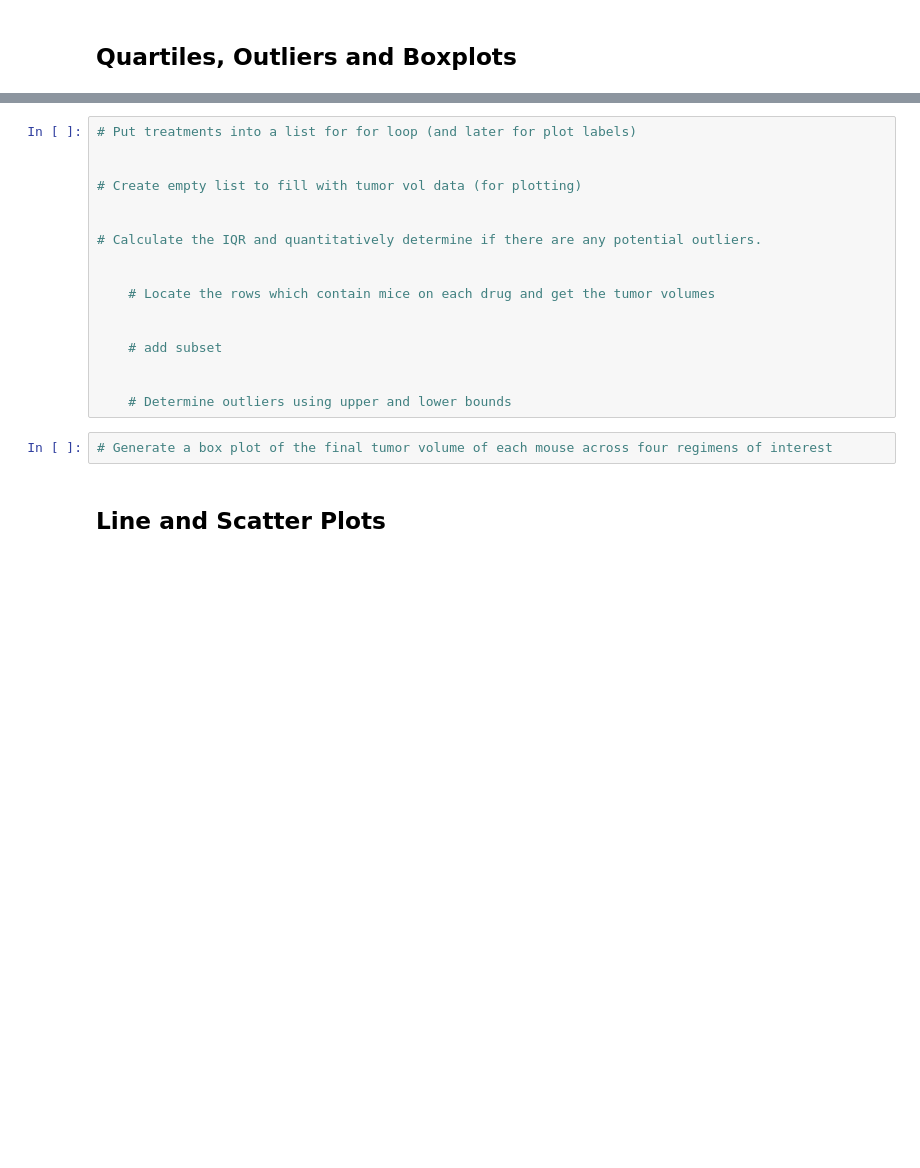
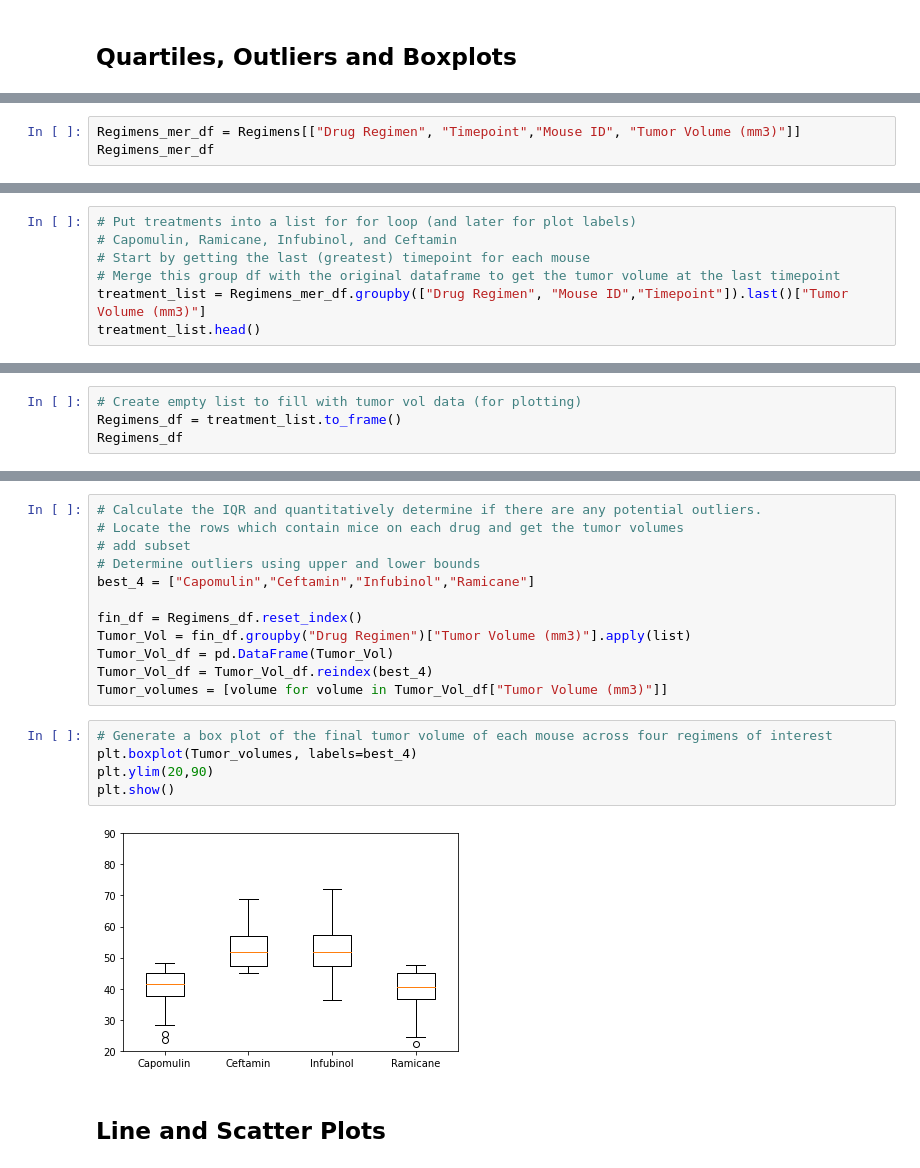
Before and after one commit to strongmachine/Matplotlib_Challenge, a Jupyter notebook: 05-Matplotlib/Instructions/Pymaceuticals/pymaceuticals_starter.ipynb, the cells around one changed output, grey strips where cells are left out. Drawn from its saved outputs; the diff is of its cells as text; blank space fills up the shorter version.

```diff
--- a/05-Matplotlib/Instructions/Pymaceuticals/pymaceuticals_starter.ipynb
+++ b/05-Matplotlib/Instructions/Pymaceuticals/pymaceuticals_starter.ipynb
@@ -270,0 +269,3 @@ Regimens
+# %%
+Regimens_mer_df = Regimens[["Drug Regimen", "Timepoint","Mouse ID", "Tumor Volume (mm3)"]]
+Regimens_mer_df
@@ -270,0 +286,7 @@ Regimens
+# %%
+# Put treatments into a list for for loop (and later for plot labels)
+# Capomulin, Ramicane, Infubinol, and Ceftamin
+# Start by getting the last (greatest) timepoint for each mouse
+# Merge this group df with the original dataframe to get the tumor volume at the last timepoint
+treatment_list = Regimens_mer_df.groupby(["Drug Regimen", "Mouse ID","Timepoint"]).last()["Tumor Volume (mm3)"]
+treatment_list.head()
@@ -270,0 +301,4 @@ Regimens
+# %%
+# Create empty list to fill with tumor vol data (for plotting)
+Regimens_df = treatment_list.to_frame()
+Regimens_df
@@ -271,21 +320,21 @@ Regimens
 # %%
-# Put treatments into a list for for loop (and later for plot labels)
+# Calculate the IQR and quantitatively determine if there are any potential outliers.
+# Locate the rows which contain mice on each drug and get the tumor volumes
+# add subset
+# Determine outliers using upper and lower bounds
+best_4 = ["Capomulin","Ceftamin","Infubinol","Ramicane"]
 
-
-# Create empty list to fill with tumor vol data (for plotting)
-
-
-# Calculate the IQR and quantitatively determine if there are any potential outliers.
-
-
-    # Locate the rows which contain mice on each drug and get the tumor volumes
-
-
-    # add subset
-
-
-    # Determine outliers using upper and lower bounds
+fin_df = Regimens_df.reset_index()
+Tumor_Vol = fin_df.groupby("Drug Regimen")["Tumor Volume (mm3)"].apply(list)
+Tumor_Vol_df = pd.DataFrame(Tumor_Vol)
+Tumor_Vol_df = Tumor_Vol_df.reindex(best_4)
+Tumor_volumes = [volume for volume in Tumor_Vol_df["Tumor Volume (mm3)"]]
 # %%
 # Generate a box plot of the final tumor volume of each mouse across four regimens of interest
+plt.boxplot(Tumor_volumes, labels=best_4)
+plt.ylim(20,90)
+plt.show()
+# %% [output]
+[figure, added]
 # %% [markdown]
 ## Line and Scatter Plots
```
Also changed, not shown: parts of 11 cells of this notebook.
